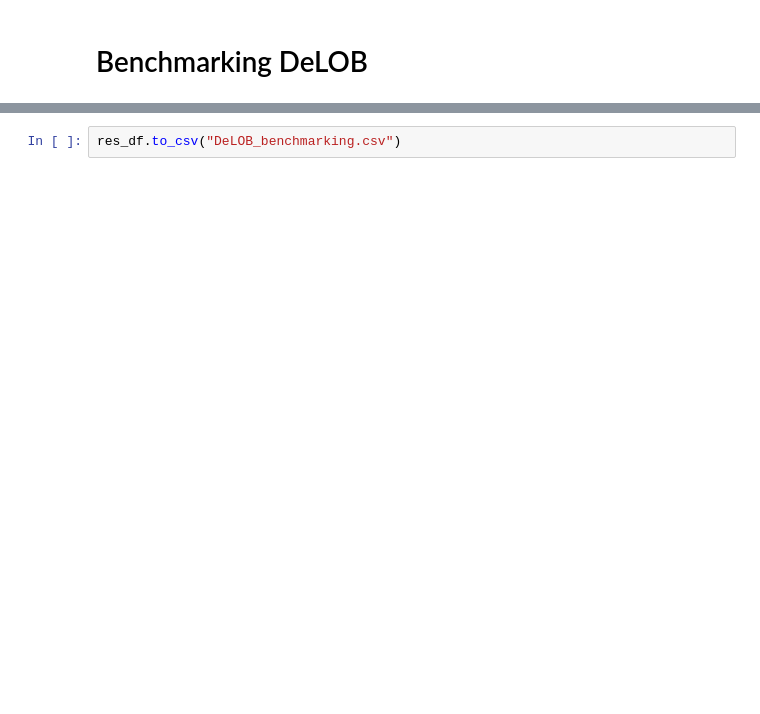
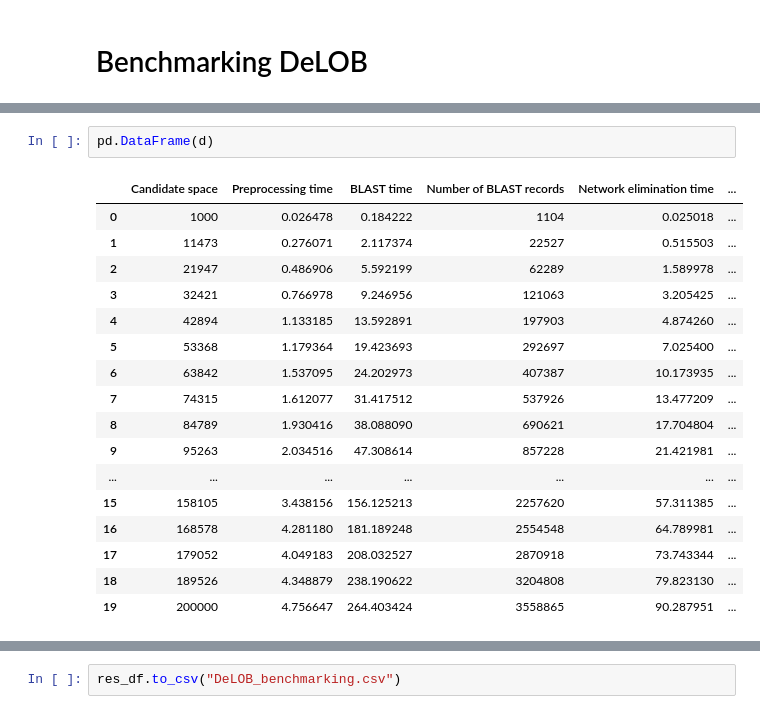
Before and after one commit to ggdna/seqwalk_paper_reproducibility, a Jupyter notebook: DeLOB_benchmarks.ipynb, the cells around one changed output, grey strips where cells are left out. Drawn from its saved outputs; the diff is of its cells as text; blank space fills up the shorter version.

```diff
--- a/DeLOB_benchmarks.ipynb
+++ b/DeLOB_benchmarks.ipynb
@@ -77,3 +85,23 @@ for N in tqdm(lib_size):
+# %%
+pd.DataFrame(d)
+# %% [output]
+|  | Candidate space | Preprocessing time | BLAST time | Number of BLAST records | Network elimination time | ... |
+| 0 | 1000 | 0.026478 | 0.184222 | 1104 | 0.025018 | ... |
+| 1 | 11473 | 0.276071 | 2.117374 | 22527 | 0.515503 | ... |
+| 2 | 21947 | 0.486906 | 5.592199 | 62289 | 1.589978 | ... |
+| 3 | 32421 | 0.766978 | 9.246956 | 121063 | 3.205425 | ... |
+| 4 | 42894 | 1.133185 | 13.592891 | 197903 | 4.874260 | ... |
+| 5 | 53368 | 1.179364 | 19.423693 | 292697 | 7.025400 | ... |
+| 6 | 63842 | 1.537095 | 24.202973 | 407387 | 10.173935 | ... |
+| 7 | 74315 | 1.612077 | 31.417512 | 537926 | 13.477209 | ... |
+| 8 | 84789 | 1.930416 | 38.088090 | 690621 | 17.704804 | ... |
+| 9 | 95263 | 2.034516 | 47.308614 | 857228 | 21.421981 | ... |
+| ... | ... | ... | ... | ... | ... | ... |
+| 15 | 158105 | 3.438156 | 156.125213 | 2257620 | 57.311385 | ... |
+| 16 | 168578 | 4.281180 | 181.189248 | 2554548 | 64.789981 | ... |
+| 17 | 179052 | 4.049183 | 208.032527 | 2870918 | 73.743344 | ... |
+| 18 | 189526 | 4.348879 | 238.190622 | 3204808 | 79.823130 | ... |
+| 19 | 200000 | 4.756647 | 264.403424 | 3558865 | 90.287951 | ... |
 # %%
 res_df = pd.DataFrame(d)
 
```
Also changed, not shown: parts of 8 cells of this notebook, 2 other files.
